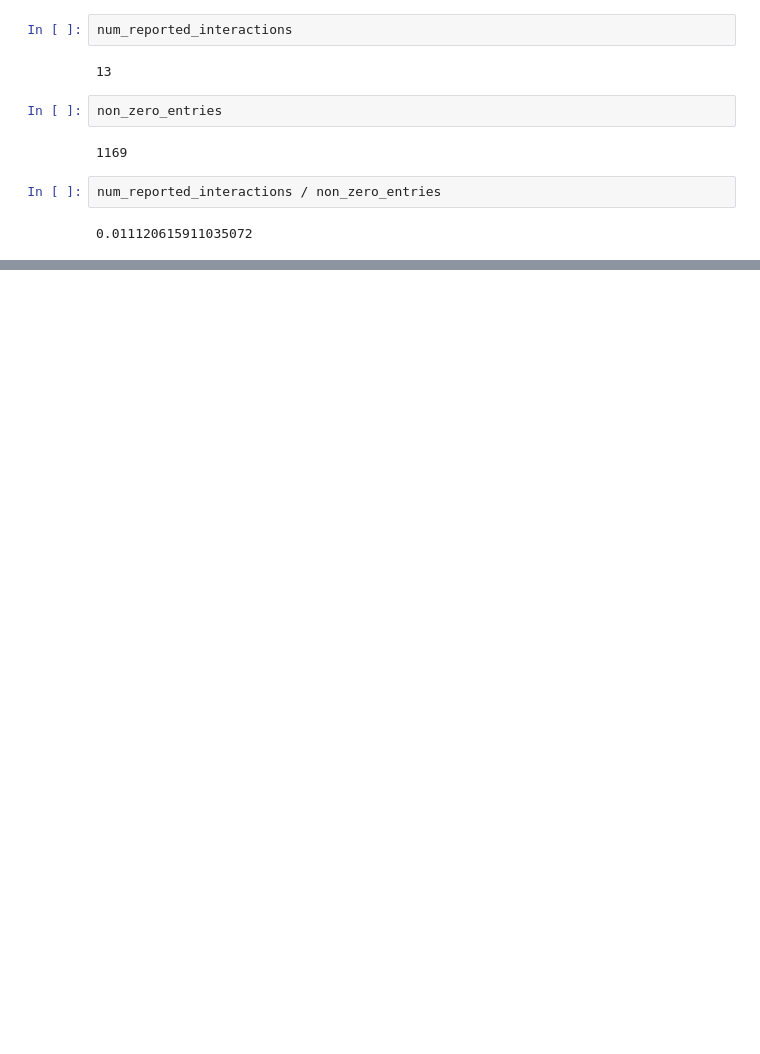
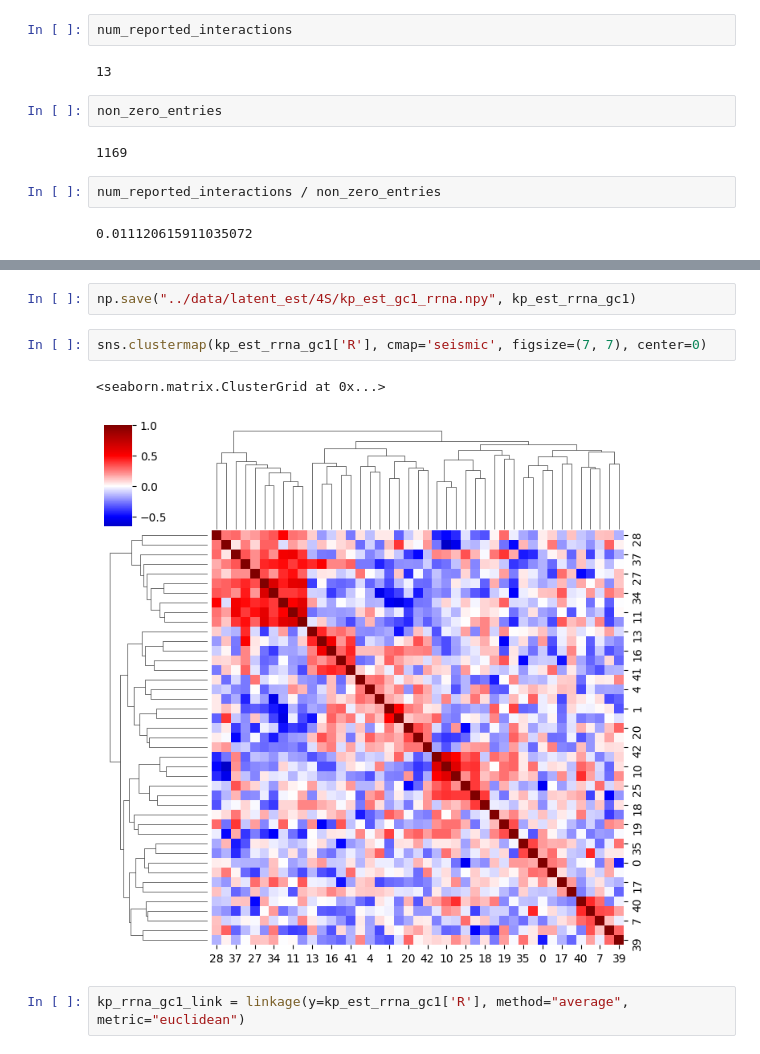
Before and after one commit to leuschjanphilipp/BacDrop-ggi, a Jupyter notebook: notebooks/01b_sgl_kp.ipynb, the cells around one changed output, grey strips where cells are left out. Saved outputs shown, nothing was run; the diff lists cells and outputs as text; blank space fills up the shorter version.

```diff
--- a/notebooks/01b_sgl_kp.ipynb
+++ b/notebooks/01b_sgl_kp.ipynb
@@ -533,0 +562,9 @@ num_reported_interactions / non_zero_entries
+# %%
+np.save("../data/latent_est/4S/kp_est_gc1_rrna.npy", kp_est_rrna_gc1)
+# %%
+sns.clustermap(kp_est_rrna_gc1['R'], cmap='seismic', figsize=(7, 7), center=0)
+# %% [output]
+<seaborn.matrix.ClusterGrid at 0x...>
+[figure, added]
+# %%
+kp_rrna_gc1_link = linkage(y=kp_est_rrna_gc1['R'], method="average", metric="euclidean")
```
Also changed, not shown: parts of 18 cells of this notebook, 3 other files.
